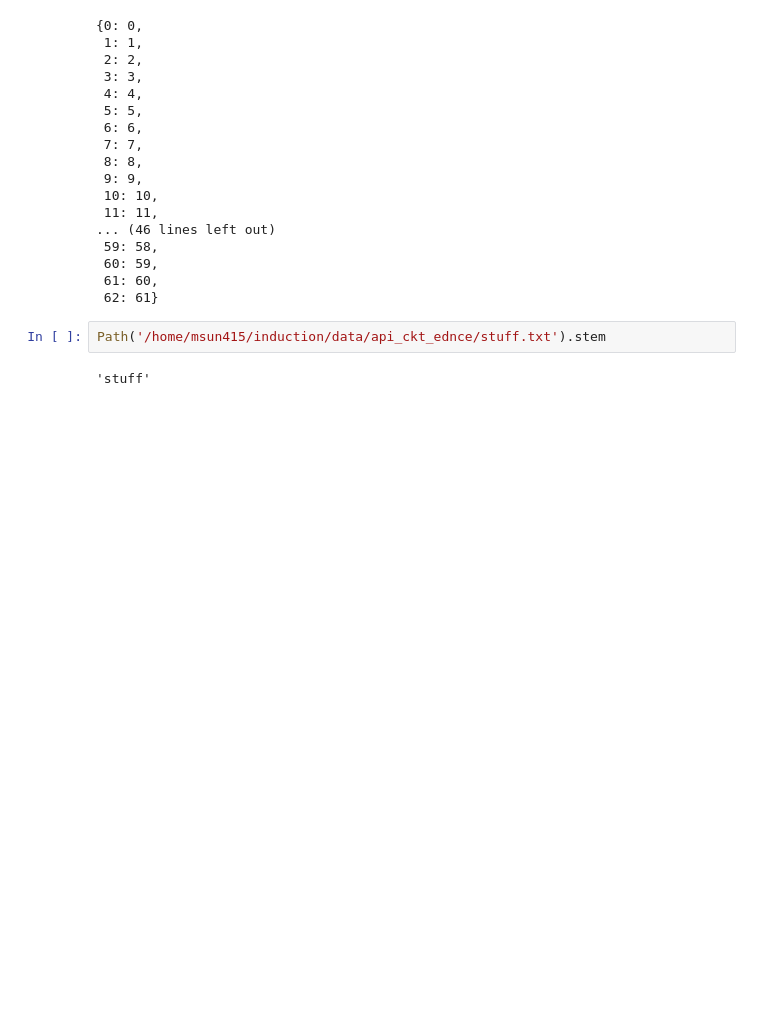
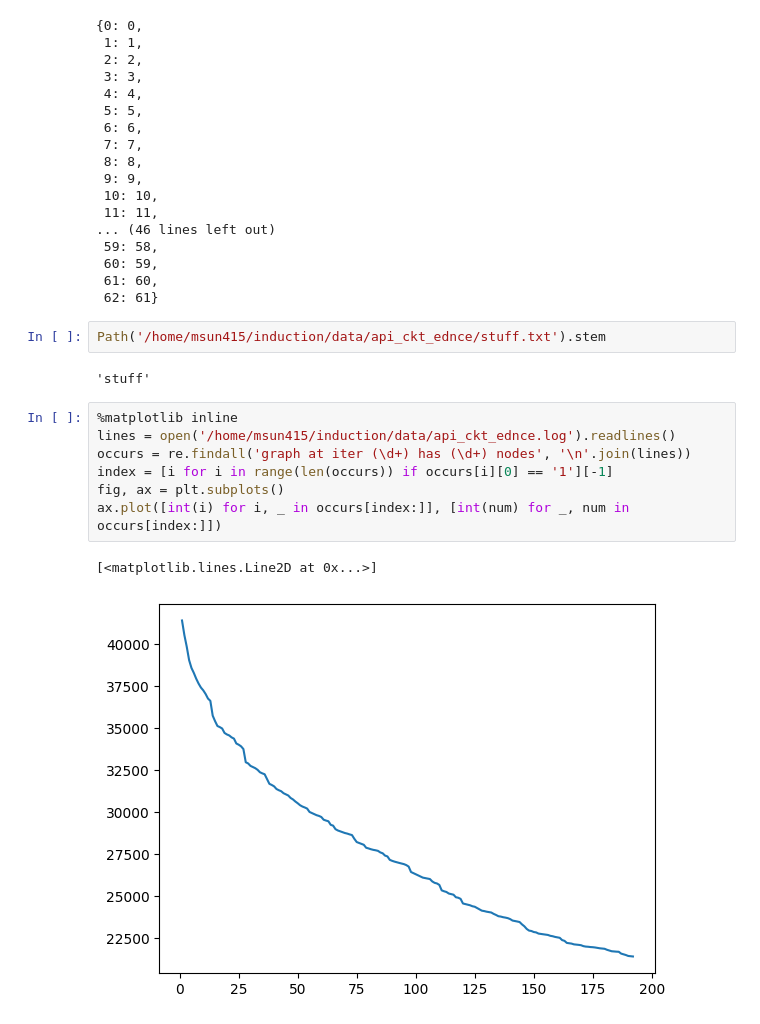
Before and after one commit to shiningsunnyday/induction, a Jupyter notebook: notebooks/playground-ambiguity.ipynb, the cells around one changed output. Cells and saved outputs as stored; diff of their text form; blank space fills up the shorter version.

Commit message:
plot size over iterations

```diff
--- a/notebooks/playground-ambiguity.ipynb
+++ b/notebooks/playground-ambiguity.ipynb
@@ -282,3 +282,13 @@ for i in range(len(model)-1,-1,-1):
 Path('/home/msun415/induction/data/api_ckt_ednce/stuff.txt').stem
 # %% [output]
 'stuff'
+# %%
+%matplotlib inline
+lines = open('/home/msun415/induction/data/api_ckt_ednce.log').readlines()
+occurs = re.findall('graph at iter (\d+) has (\d+) nodes', '\n'.join(lines))
+index = [i for i in range(len(occurs)) if occurs[i][0] == '1'][-1]
+fig, ax = plt.subplots()
+ax.plot([int(i) for i, _ in occurs[index:]], [int(num) for _, num in occurs[index:]])
+# %% [output]
+[<matplotlib.lines.Line2D at 0x...>]
+[figure, added]
```
